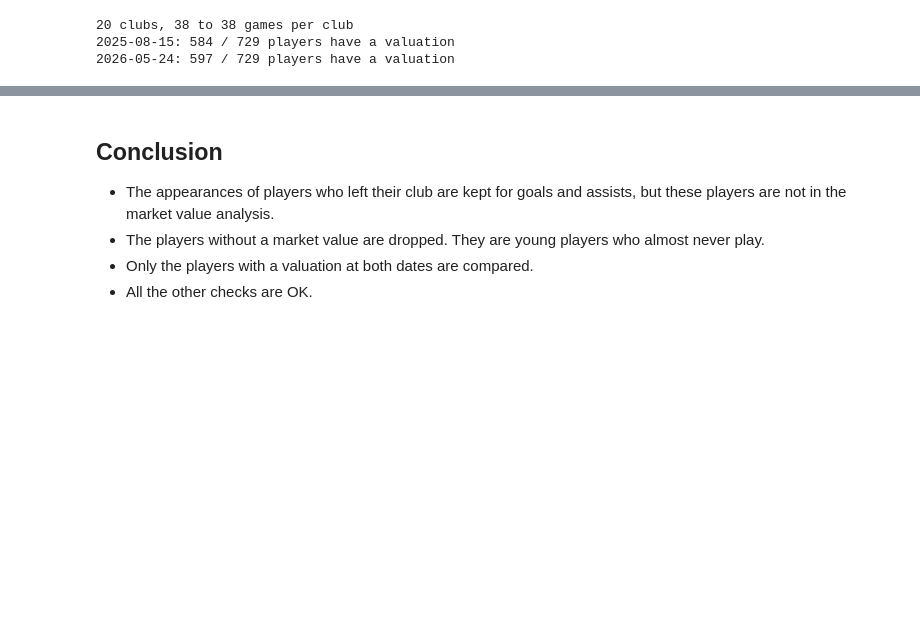
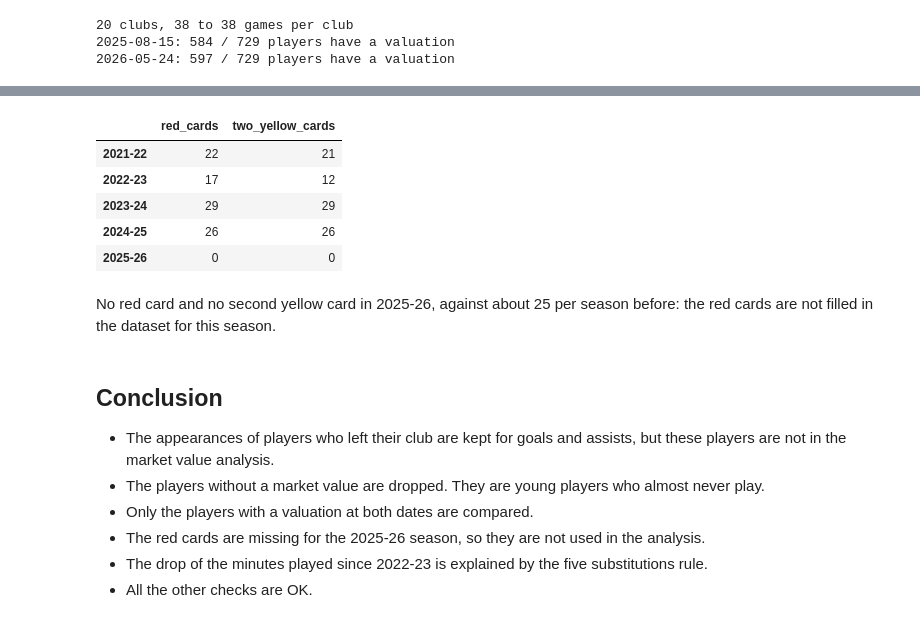
Before and after one commit to htm21/premier-league-market-value, a Jupyter notebook: notebooks/02_data_audit.ipynb, the cells around one changed output, grey strips where cells are left out. Cells and saved outputs as stored; diff of their text form; code cells hidden in the pictures; blank space fills up the shorter version.

```diff
--- a/notebooks/02_data_audit.ipynb
+++ b/notebooks/02_data_audit.ipynb
@@ -159,7 +230,28 @@ for date in (date_1, date_2):
+# %%
+red_cards_per_season = pd.DataFrame({
+    f"{start_year}-{str(start_year + 1)[-2:]}": {
+        "red_cards": get_season_appearances(start_year)["red_cards"].sum(),
+        "two_yellow_cards": (get_season_appearances(start_year)["yellow_cards"] == 2).sum(),
+    }
+    for start_year in range(2021, 2026)
+}).T
+
+red_cards_per_season
+# %% [output]
+|  | red_cards | two_yellow_cards |
+| 2021-22 | 22 | 21 |
+| 2022-23 | 17 | 12 |
+| 2023-24 | 29 | 29 |
+| 2024-25 | 26 | 26 |
+| 2025-26 | 0 | 0 |
+# %% [markdown]
+No red card and no second yellow card in 2025-26, against about 25 per season before: the red cards are not filled in the dataset for this season.
 # %% [markdown]
 ## Conclusion
 
 - The appearances of players who left their club are kept for goals and assists, but these players are not in the market value analysis.
 - The players without a market value are dropped. They are young players who almost never play.
 - Only the players with a valuation at both dates are compared.
+- The red cards are missing for the 2025-26 season, so they are not used in the analysis.
+- The drop of the minutes played since 2022-23 is explained by the five substitutions rule.
 - All the other checks are OK.
```
Also changed, not shown: parts of 6 cells of this notebook, 1 other file.
